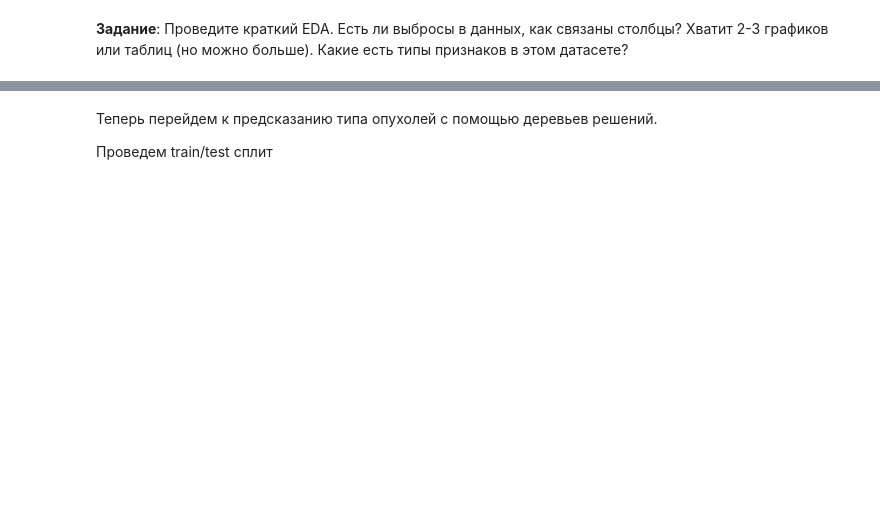
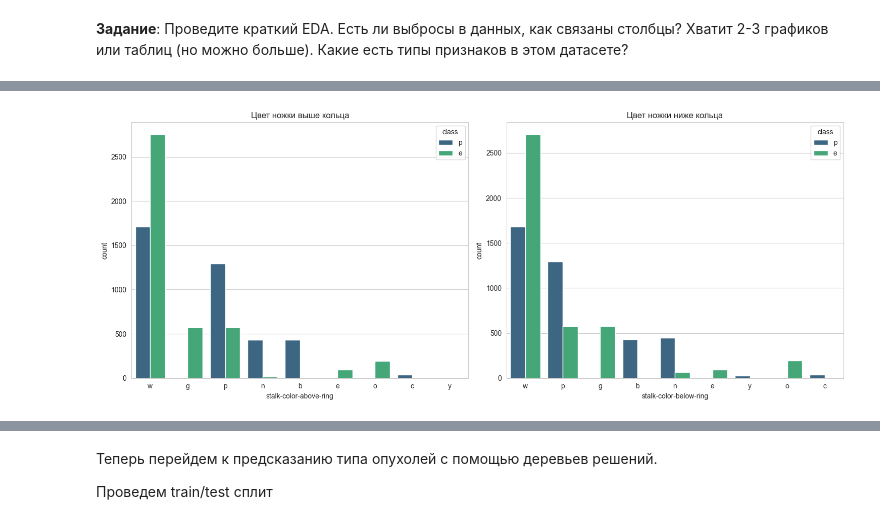
Before and after one commit to sweeteri/spbu-ai-fundamentals, a Jupyter notebook: practicum_7.5/decision_trees.ipynb, the cells around one changed output, grey strips where cells are left out. Saved outputs shown, nothing was run; the diff lists cells and outputs as text; code cells hidden in the pictures; blank space fills up the shorter version.

```diff
--- a/practicum_7.5/decision_trees.ipynb
+++ b/practicum_7.5/decision_trees.ipynb
@@ -79,0 +143,15 @@ X_mushroom.head()
+# %%
+fig, axes = plt.subplots(1, 2, figsize=(15,6))
+
+sns.countplot(data=df, x='stalk-color-above-ring', hue='class',
+              palette='viridis', ax=axes[0])
+axes[0].set_title('Цвет ножки выше кольца')
+
+sns.countplot(data=df, x='stalk-color-below-ring', hue='class',
+              palette='viridis', ax=axes[1])
+axes[1].set_title('Цвет ножки ниже кольца')
+
+plt.tight_layout()
+plt.show()
+# %% [output]
+[figure, added]
```
Also changed, not shown: parts of 29 cells of this notebook.
